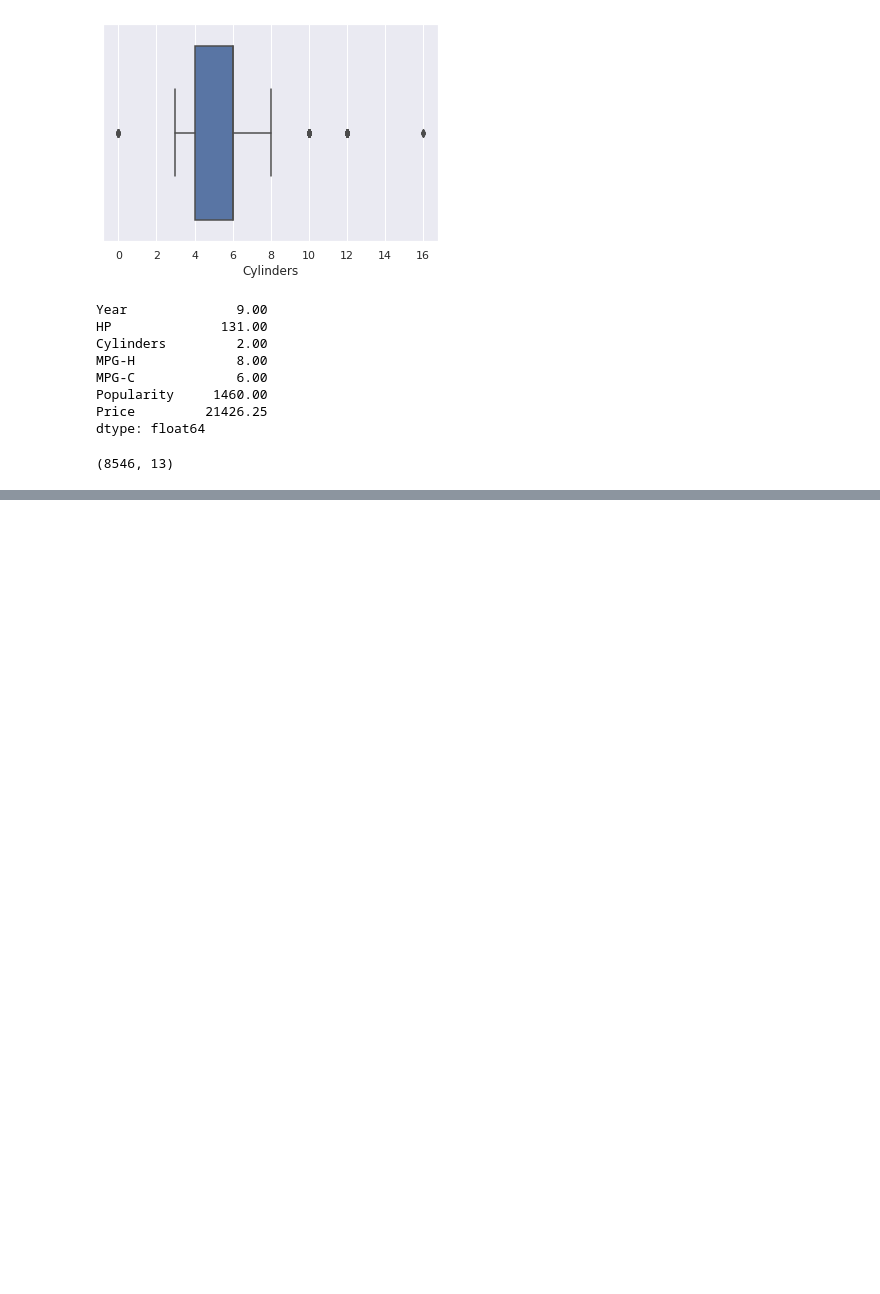
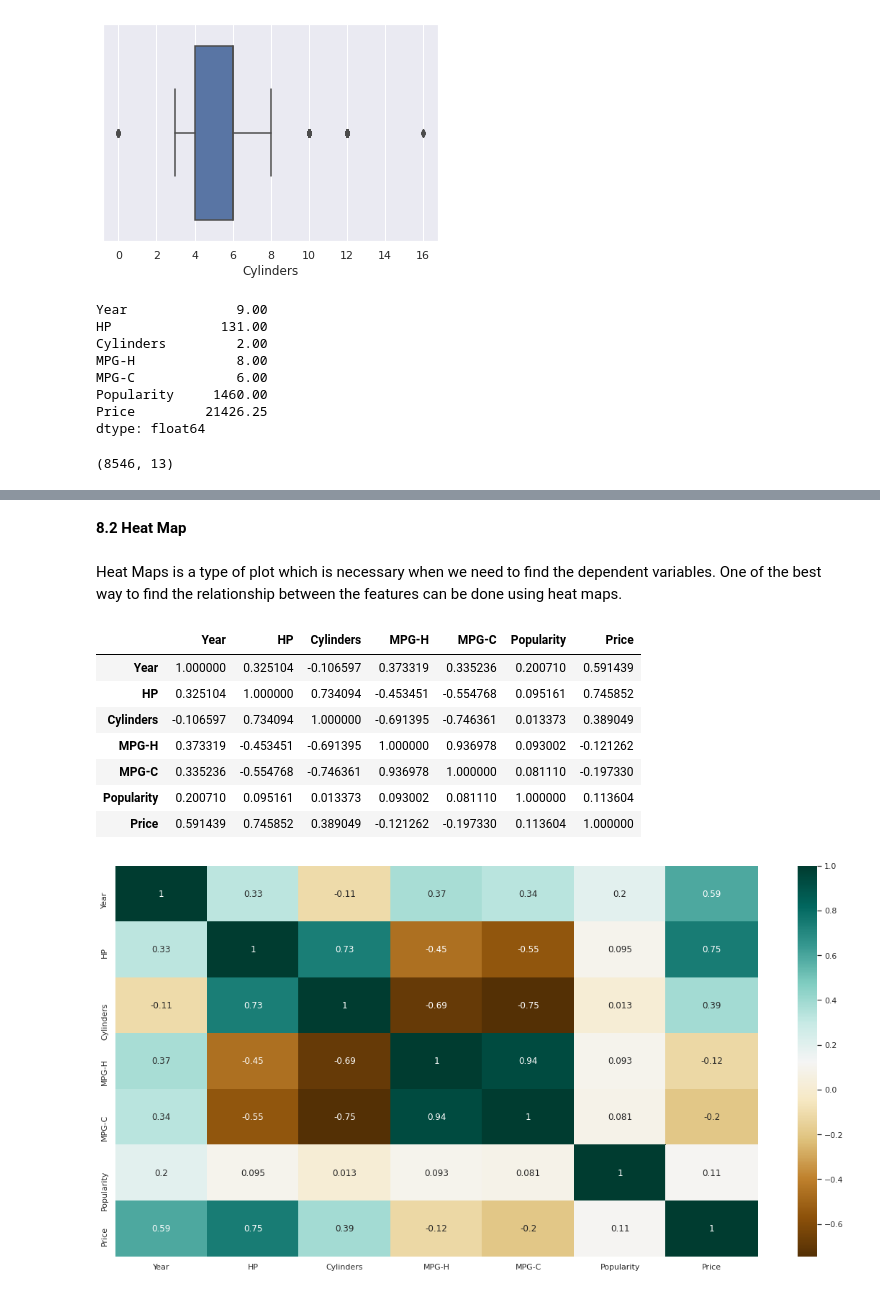
Before and after one commit to muskanmili/ML_EDA_cars, a Jupyter notebook: MLInternshipProject.ipynb, the cells around one changed output, grey strips where cells are left out. Drawn from its saved outputs; the diff is of its cells as text; code cells hidden in the pictures; blank space fills up the shorter version.

```diff
--- a/MLInternshipProject.ipynb
+++ b/MLInternshipProject.ipynb
@@ -283,0 +367,20 @@ df.shape
+# %% [markdown]
+**8.2 Heat Map**
+# %% [markdown]
+Heat Maps is a type of plot which is necessary when we need to find the dependent variables. One of the best way to find the relationship between the features can be done using heat maps.
+# %%
+# Finding the relations between the variables.
+plt.figure(figsize=(20,10))
+c= df.corr()
+sns.heatmap(c,cmap="BrBG",annot=True)
+c
+# %% [output]
+|  | Year | HP | Cylinders | MPG-H | MPG-C | Popularity | Price |
+| Year | 1.000000 | 0.325104 | -0.106597 | 0.373319 | 0.335236 | 0.200710 | 0.591439 |
+| HP | 0.325104 | 1.000000 | 0.734094 | -0.453451 | -0.554768 | 0.095161 | 0.745852 |
+| Cylinders | -0.106597 | 0.734094 | 1.000000 | -0.691395 | -0.746361 | 0.013373 | 0.389049 |
+| MPG-H | 0.373319 | -0.453451 | -0.691395 | 1.000000 | 0.936978 | 0.093002 | -0.121262 |
+| MPG-C | 0.335236 | -0.554768 | -0.746361 | 0.936978 | 1.000000 | 0.081110 | -0.197330 |
+| Popularity | 0.200710 | 0.095161 | 0.013373 | 0.093002 | 0.081110 | 1.000000 | 0.113604 |
+| Price | 0.591439 | 0.745852 | 0.389049 | -0.121262 | -0.197330 | 0.113604 | 1.000000 |
+[figure, added]
```
Also changed, not shown: parts of 44 cells of this notebook.
